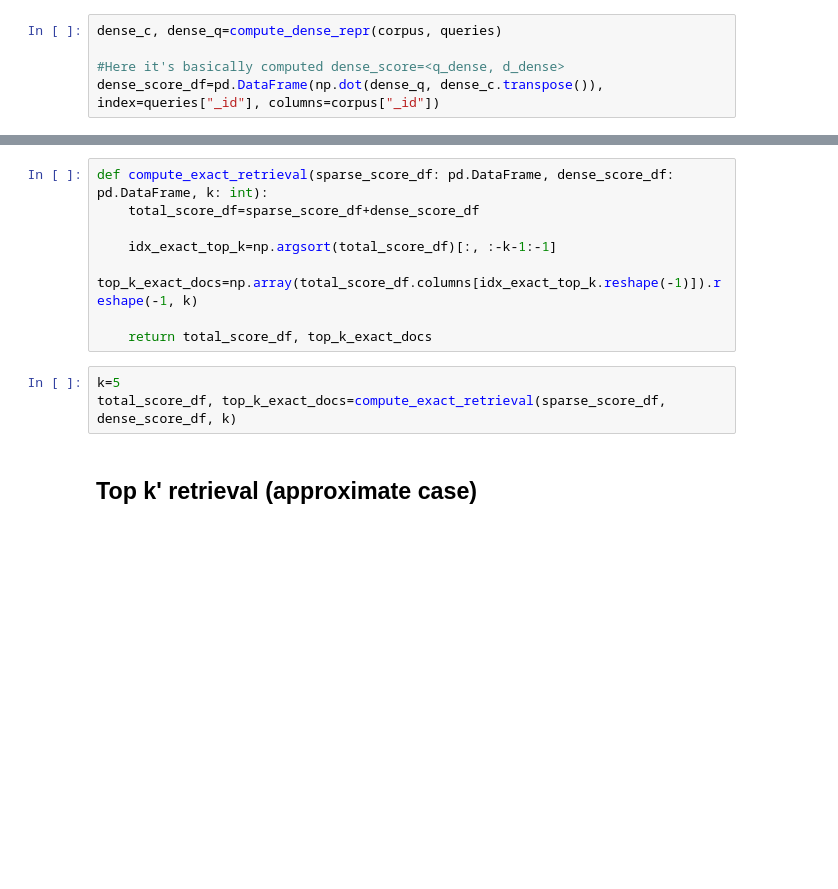
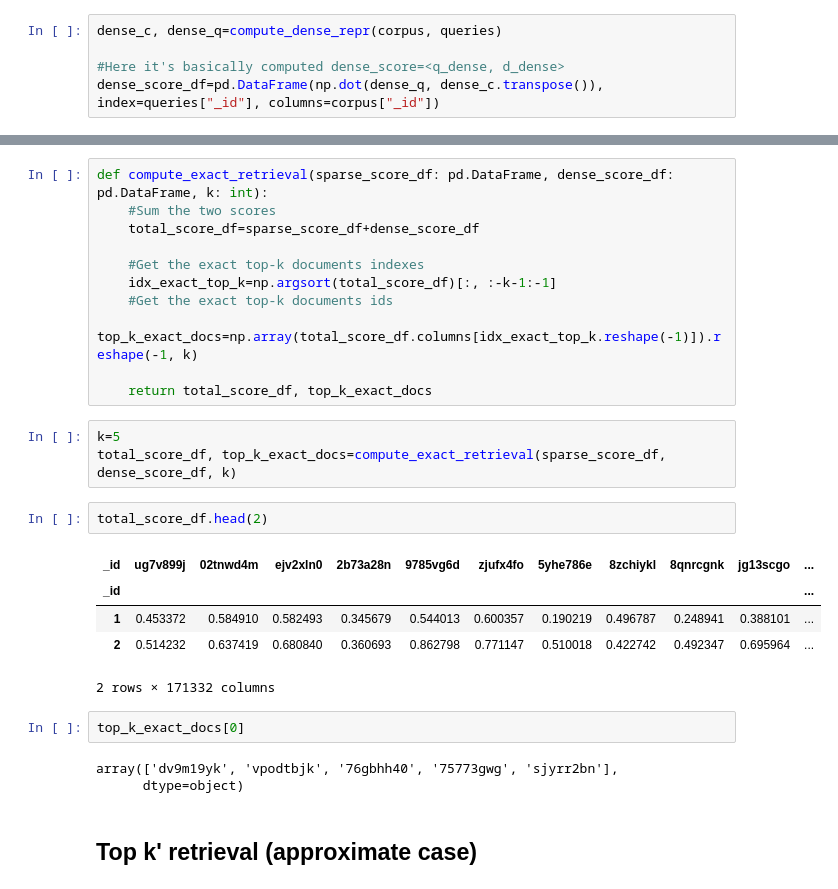
Before and after one commit to MrCosta57/lwmd_projects, a Jupyter notebook: empirical_evals.ipynb, the cells around one changed output, grey strips where cells are left out. Drawn from its saved outputs; the diff is of its cells as text; blank space fills up the shorter version.

```diff
--- a/empirical_evals.ipynb
+++ b/empirical_evals.ipynb
@@ -100,15 +114,32 @@ dense_score_df=pd.read_parquet("dense_score_dfnfcorpus.parquet")
 # %%
 def compute_exact_retrieval(sparse_score_df: pd.DataFrame, dense_score_df: pd.DataFrame, k: int):
+    #Sum the two scores
     total_score_df=sparse_score_df+dense_score_df
 
+    #Get the exact top-k documents indexes
     idx_exact_top_k=np.argsort(total_score_df)[:, :-k-1:-1]
+    #Get the exact top-k documents ids
     top_k_exact_docs=np.array(total_score_df.columns[idx_exact_top_k.reshape(-1)]).reshape(-1, k)
 
     return total_score_df, top_k_exact_docs
 # %%
 k=5
 total_score_df, top_k_exact_docs=compute_exact_retrieval(sparse_score_df, dense_score_df, k)
+# %%
+total_score_df.head(2)
+# %% [output]
+| _id | ug7v899j | 02tnwd4m | ejv2xln0 | 2b73a28n | 9785vg6d | zjufx4fo | 5yhe786e | 8zchiykl | 8qnrcgnk | jg13scgo | ... |
+| _id |  |  |  |  |  |  |  |  |  |  | ... |
+| 1 | 0.453372 | 0.584910 | 0.582493 | 0.345679 | 0.544013 | 0.600357 | 0.190219 | 0.496787 | 0.248941 | 0.388101 | ... |
+| 2 | 0.514232 | 0.637419 | 0.680840 | 0.360693 | 0.862798 | 0.771147 | 0.510018 | 0.422742 | 0.492347 | 0.695964 | ... |
+2 rows × 171332 columns
+# %%
+top_k_exact_docs[0]
+# %% [output]
+array(['dv9m19yk', 'vpodtbjk', '76gbhh40', '75773gwg', 'sjyrr2bn'],
+      dtype=object)
 # %% [markdown]
+<a id='approx_retr'></a>
 ## Top k' retrieval (approximate case)
 # %%
 def compute_approx_retrieval(sparse_score_df: pd.DataFrame, dense_score_df: pd.DataFrame, total_score_df: pd.DataFrame, k_prime: int):
```
Also changed, not shown: parts of 30 cells of this notebook, 2 other files.
